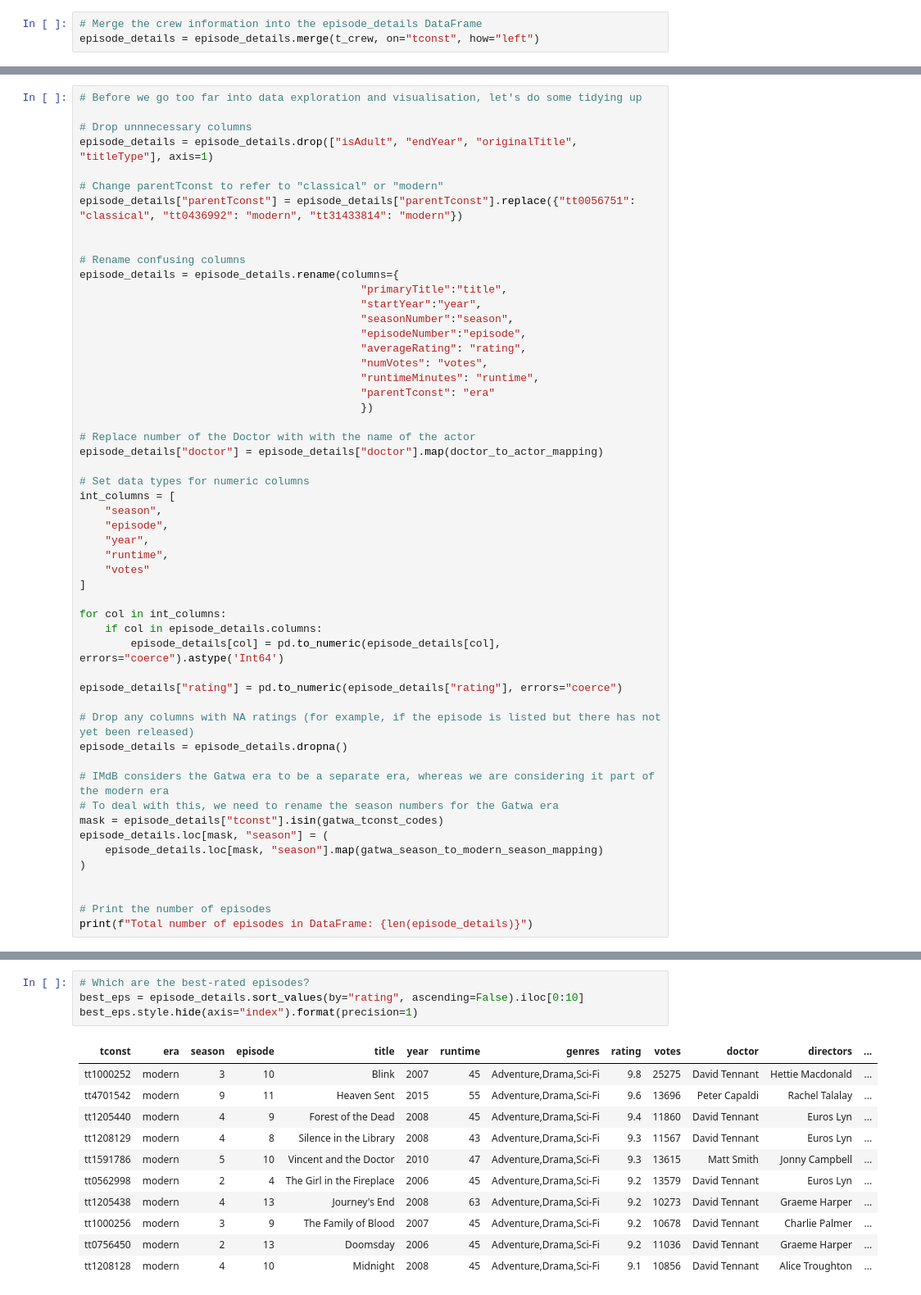
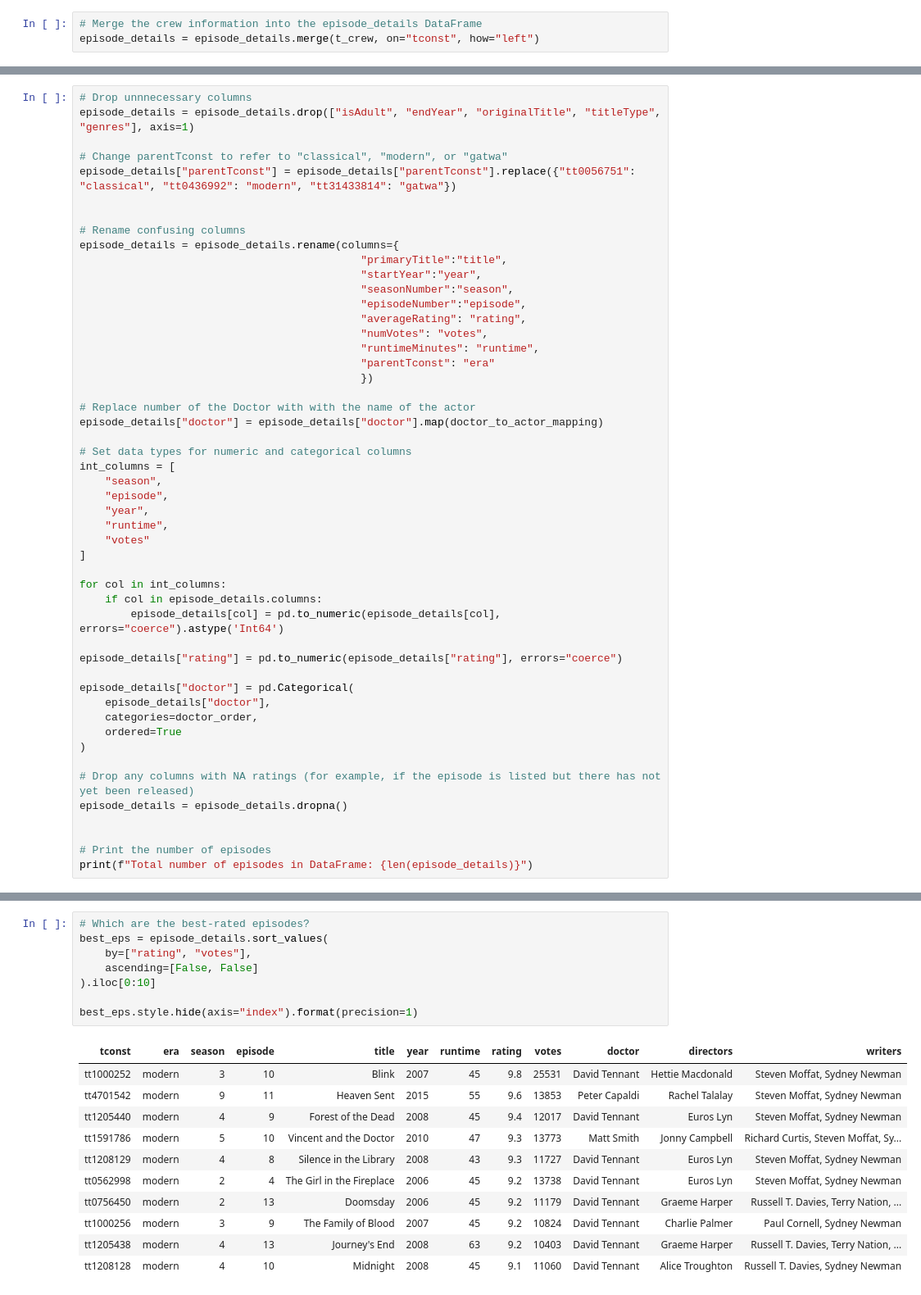
Before and after one commit to Mark-Bugden/doctor-who-imdb-analysis, a Jupyter notebook: doctor-who-imdb-analysis.ipynb, the cells around one changed output, grey strips where cells are left out. Shown at 82% size. Cells and saved outputs as stored; diff of their text form.

```diff
--- a/doctor-who-imdb-analysis.ipynb
+++ b/doctor-who-imdb-analysis.ipynb
@@ -211,11 +207,9 @@ With everything merged, we clean up the dataset: we drop unnecessary columns, se
 # %%
-# Before we go too far into data exploration and visualisation, let's do some tidying up
+# Drop unnnecessary columns
+episode_details = episode_details.drop(["isAdult", "endYear", "originalTitle", "titleType", "genres"], axis=1)
 
-# Drop unnnecessary columns
-episode_details = episode_details.drop(["isAdult", "endYear", "originalTitle", "titleType"], axis=1)
-
-# Change parentTconst to refer to "classical" or "modern"
-episode_details["parentTconst"] = episode_details["parentTconst"].replace({"tt0056751": "classical", "tt0436992": "modern", "tt31433814": "modern"})
+# Change parentTconst to refer to "classical", "modern", or "gatwa"
+episode_details["parentTconst"] = episode_details["parentTconst"].replace({"tt0056751": "classical", "tt0436992": "modern", "tt31433814": "gatwa"})
 
 
 # Rename confusing columns
@@ -233,7 +227,7 @@ episode_details = episode_details.rename(columns={
 # Replace number of the Doctor with with the name of the actor
 episode_details["doctor"] = episode_details["doctor"].map(doctor_to_actor_mapping)
 
-# Set data types for numeric columns
+# Set data types for numeric and categorical columns
 int_columns = [
     "season",
     "episode",
@@ -248,15 +242,14 @@ for col in int_columns:
 
 episode_details["rating"] = pd.to_numeric(episode_details["rating"], errors="coerce")
 
+episode_details["doctor"] = pd.Categorical(
+    episode_details["doctor"],
+    categories=doctor_order,
+    ordered=True
+)
+
 # Drop any columns with NA ratings (for example, if the episode is listed but there has not yet been released)
 episode_details = episode_details.dropna()
-
-# IMdB considers the Gatwa era to be a separate era, whereas we are considering it part of the modern era
-# To deal with this, we need to rename the season numbers for the Gatwa era
-mask = episode_details["tconst"].isin(gatwa_tconst_codes)
-episode_details.loc[mask, "season"] = (
-    episode_details.loc[mask, "season"].map(gatwa_season_to_modern_season_mapping)
-)
 
 
 # Print the number of episodes
@@ -283,19 +277,23 @@ We'll look at:
 - Bottom 10 rated episodes
 # %%
 # Which are the best-rated episodes?
-best_eps = episode_details.sort_values(by="rating", ascending=False).iloc[0:10]
+best_eps = episode_details.sort_values(
+    by=["rating", "votes"],
+    ascending=[False, False]
+).iloc[0:10]
+
 best_eps.style.hide(axis="index").format(precision=1)
 # %% [output]
-| tconst | era | season | episode | title | year | runtime | genres | rating | votes | doctor | directors | ... |
-| tt1000252 | modern | 3 | 10 | Blink | 2007 | 45 | Adventure,Drama,Sci-Fi | 9.8 | 25275 | David Tennant | Hettie Macdonald | ... |
-| tt4701542 | modern | 9 | 11 | Heaven Sent | 2015 | 55 | Adventure,Drama,Sci-Fi | 9.6 | 13696 | Peter Capaldi | Rachel Talalay | ... |
-| tt1205440 | modern | 4 | 9 | Forest of the Dead | 2008 | 45 | Adventure,Drama,Sci-Fi | 9.4 | 11860 | David Tennant | Euros Lyn | ... |
-| tt1208129 | modern | 4 | 8 | Silence in the Library | 2008 | 43 | Adventure,Drama,Sci-Fi | 9.3 | 11567 | David Tennant | Euros Lyn | ... |
-| tt1591786 | modern | 5 | 10 | Vincent and the Doctor | 2010 | 47 | Adventure,Drama,Sci-Fi | 9.3 | 13615 | Matt Smith | Jonny Campbell | ... |
-| tt0562998 | modern | 2 | 4 | The Girl in the Fireplace | 2006 | 45 | Adventure,Drama,Sci-Fi | 9.2 | 13579 | David Tennant | Euros Lyn | ... |
-| tt1205438 | modern | 4 | 13 | Journey's End | 2008 | 63 | Adventure,Drama,Sci-Fi | 9.2 | 10273 | David Tennant | Graeme Harper | ... |
-| tt1000256 | modern | 3 | 9 | The Family of Blood | 2007 | 45 | Adventure,Drama,Sci-Fi | 9.2 | 10678 | David Tennant | Charlie Palmer | ... |
-| tt0756450 | modern | 2 | 13 | Doomsday | 2006 | 45 | Adventure,Drama,Sci-Fi | 9.2 | 11036 | David Tennant | Graeme Harper | ... |
-| tt1208128 | modern | 4 | 10 | Midnight | 2008 | 45 | Adventure,Drama,Sci-Fi | 9.1 | 10856 | David Tennant | Alice Troughton | ... |
+| tconst | era | season | episode | title | year | runtime | rating | votes | doctor | directors | writers |
+| tt1000252 | modern | 3 | 10 | Blink | 2007 | 45 | 9.8 | 25531 | David Tennant | Hettie Macdonald | Steven Moffat, Sydney Newman |
+| tt4701542 | modern | 9 | 11 | Heaven Sent | 2015 | 55 | 9.6 | 13853 | Peter Capaldi | Rachel Talalay | Steven Moffat, Sydney Newman |
+| tt1205440 | modern | 4 | 9 | Forest of the Dead | 2008 | 45 | 9.4 | 12017 | David Tennant | Euros Lyn | Steven Moffat, Sydney Newman |
+| tt1591786 | modern | 5 | 10 | Vincent and the Doctor | 2010 | 47 | 9.3 | 13773 | Matt Smith | Jonny Campbell | Richard Curtis, Steven Moffat, Sy... |
+| tt1208129 | modern | 4 | 8 | Silence in the Library | 2008 | 43 | 9.3 | 11727 | David Tennant | Euros Lyn | Steven Moffat, Sydney Newman |
+| tt0562998 | modern | 2 | 4 | The Girl in the Fireplace | 2006 | 45 | 9.2 | 13738 | David Tennant | Euros Lyn | Steven Moffat, Sydney Newman |
+| tt0756450 | modern | 2 | 13 | Doomsday | 2006 | 45 | 9.2 | 11179 | David Tennant | Graeme Harper | Russell T. Davies, Terry Nation, ... |
+| tt1000256 | modern | 3 | 9 | The Family of Blood | 2007 | 45 | 9.2 | 10824 | David Tennant | Charlie Palmer | Paul Cornell, Sydney Newman |
+| tt1205438 | modern | 4 | 13 | Journey's End | 2008 | 63 | 9.2 | 10403 | David Tennant | Graeme Harper | Russell T. Davies, Terry Nation, ... |
+| tt1208128 | modern | 4 | 10 | Midnight | 2008 | 45 | 9.1 | 11060 | David Tennant | Alice Troughton | Russell T. Davies, Sydney Newman |
 # %%
 # Which are the worst-rated episodes?
```
Also changed, not shown: parts of 30 cells of this notebook, 1 other file.
